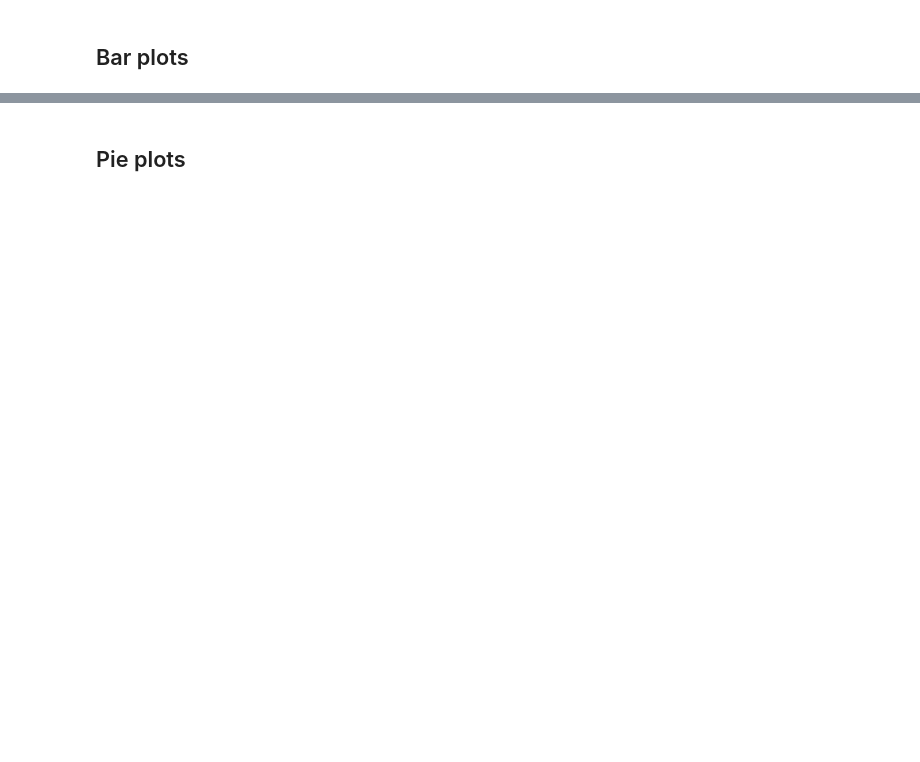
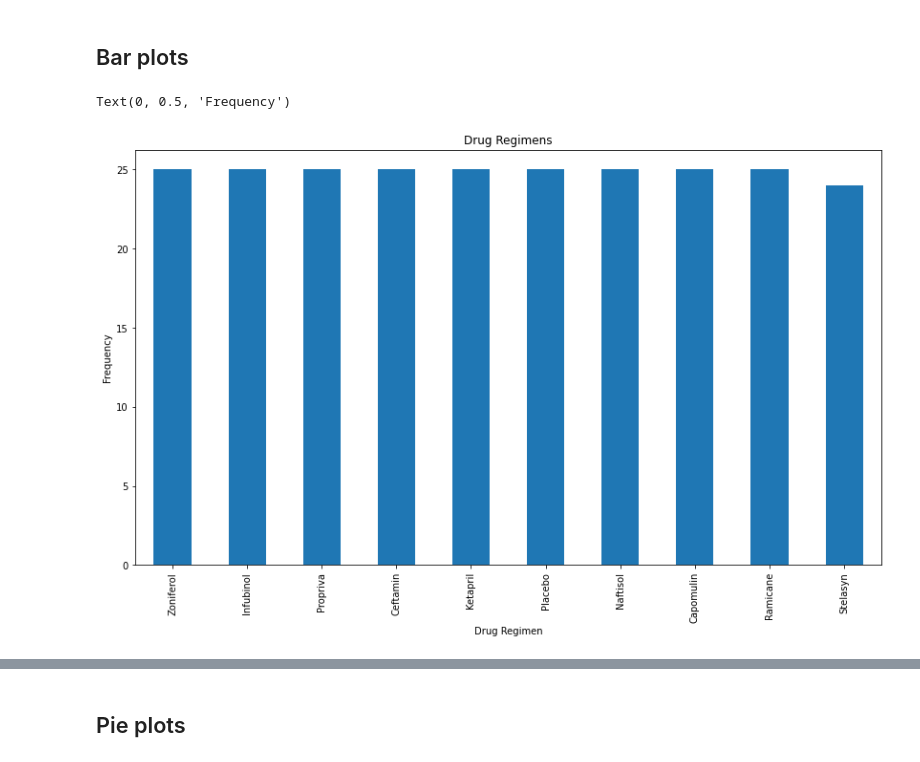
Before and after one commit to oconnormatt781/matplotlibChallenge, a Jupyter notebook: Pymaceuticals/pymaceuticals_starter.ipynb, the cells around one changed output, grey strips where cells are left out. Cells and saved outputs as stored; diff of their text form; code cells hidden in the pictures; blank space fills up the shorter version.

```diff
--- a/Pymaceuticals/pymaceuticals_starter.ipynb
+++ b/Pymaceuticals/pymaceuticals_starter.ipynb
@@ -25,5 +41,14 @@ study_results = pd.read_csv(study_results)
 ## Bar plots
 # %%
 # Generate a bar plot showing number of data points for each treatment regimen using pandas
+file = "data/Mouse_metadata.csv"
+data = pd.read_csv(file)
+df = pd.DataFrame(data)
+amounts = df['Drug Regimen'].value_counts().plot(kind='bar',figsize=(14,8),title="Drug Regimens")
+amounts.set_xlabel("Drug Regimen")
+amounts.set_ylabel("Frequency")
+# %% [output]
+Text(0, 0.5, 'Frequency')
+[figure, added]
 # %%
 # Generate a bar plot showing number of data points for each treatment regimen using pyplot
```
Also changed, not shown: parts of 9 cells of this notebook, 3 other files.
